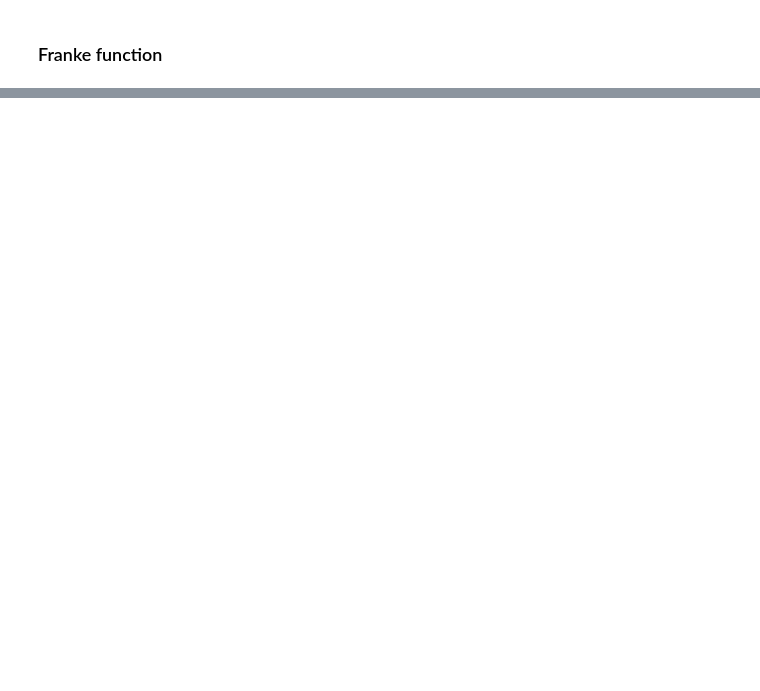
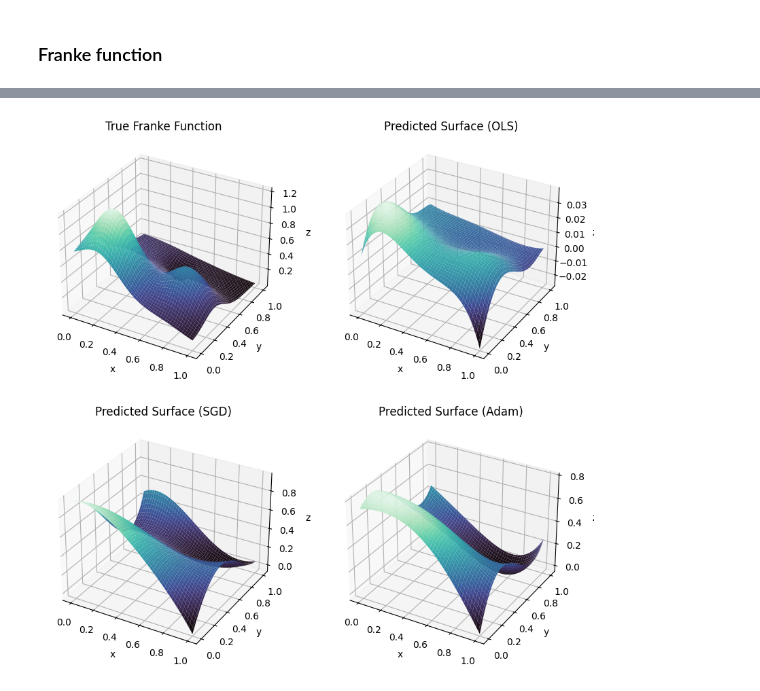
Before and after one commit to exdsgift/FYS-STK4155, a Jupyter notebook: Assignments/week41_assignment.ipynb, the cells around one changed output, grey strips where cells are left out. Drawn from its saved outputs; the diff is of its cells as text; code cells hidden in the pictures; blank space fills up the shorter version.

```diff
--- a/Assignments/week41_assignment.ipynb
+++ b/Assignments/week41_assignment.ipynb
@@ -641,0 +682,57 @@ Theta from OLS:
+# %%
+x_grid = np.linspace(0, 1, 100)
+y_grid = np.linspace(0, 1, 100)
+x_mesh, y_mesh = np.meshgrid(x_grid, y_grid)
+x_flat = x_mesh.flatten()
+y_flat = y_mesh.flatten()
+X_grid = design_matrix(x_flat, y_flat, degree)
+
+# Predicted values
+z_pred_ols = X_grid @ theta_ols
+z_pred_ols = z_pred_ols.reshape(x_mesh.shape)
+
+z_pred_sgd = X_grid @ theta_sgd
+z_pred_sgd = z_pred_sgd.reshape(x_mesh.shape)
+
+z_pred_Adm = X_grid @ theta
+z_pred_Adm = z_pred_Adm.reshape(x_mesh.shape)
+
+z_true = FrankeFunction(x_mesh, y_mesh)
+
+
+fig = plt.figure(figsize=(10,10))
+# Plot 1
+ax1 = fig.add_subplot(221, projection='3d')
+ax1.plot_surface(x_mesh, y_mesh, z_true, cmap='mako')
+ax1.set_title('True Franke Function')
+ax1.set_xlabel('x')
+ax1.set_ylabel('y')
+ax1.set_zlabel('z')
+
+# Plot 2
+ax2 = fig.add_subplot(222, projection='3d')
+ax2.plot_surface(x_mesh, y_mesh, z_pred_ols, cmap='mako')
+ax2.set_title('Predicted Surface (OLS)')
+ax2.set_xlabel('x')
+ax2.set_ylabel('y')
+ax2.set_zlabel('z')
+
+# Plot 3
+ax2 = fig.add_subplot(223, projection='3d')
+ax2.plot_surface(x_mesh, y_mesh, z_pred_sgd, cmap='mako')
+ax2.set_title('Predicted Surface (SGD)')
+ax2.set_xlabel('x')
+ax2.set_ylabel('y')
+ax2.set_zlabel('z')
+
+# Plot 4
+ax2 = fig.add_subplot(224, projection='3d')
+ax2.plot_surface(x_mesh, y_mesh, z_pred_Adm, cmap='mako')
+ax2.set_title('Predicted Surface (Adam)')
+ax2.set_xlabel('x')
+ax2.set_ylabel('y')
+ax2.set_zlabel('z')
+
+plt.show()
+# %% [output]
+[figure, added]
```
Also changed, not shown: parts of 10 cells of this notebook.
